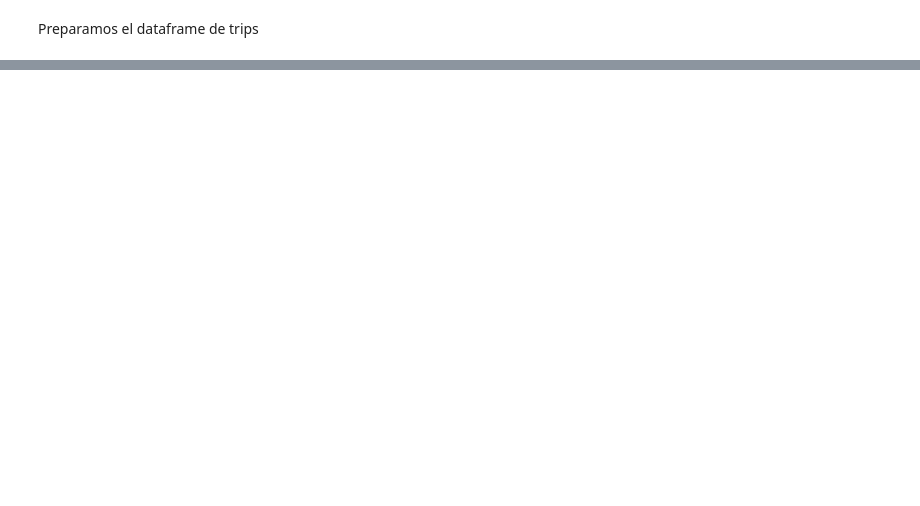
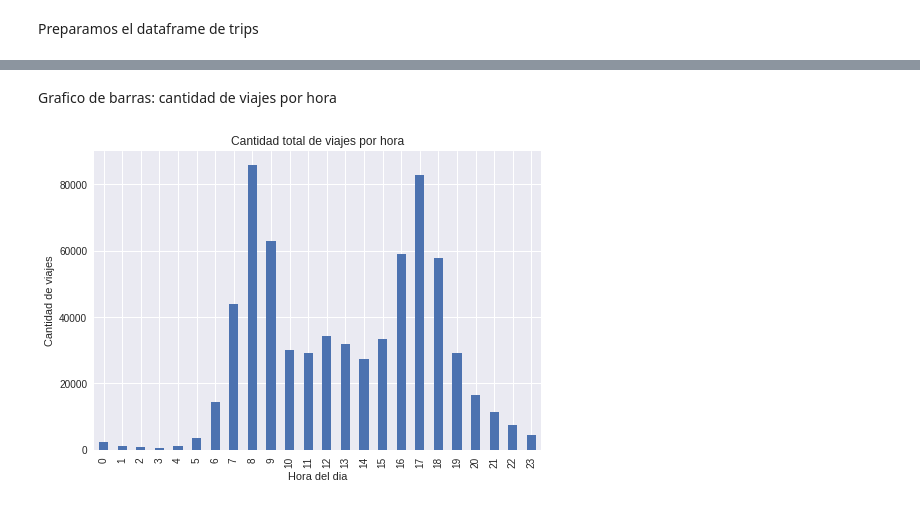
Before and after one commit to rodrividal/tpdatos, a Jupyter notebook: sf-bay-area-bike-share-analisis-exploratorio.ipynb, the cells around one changed output, grey strips where cells are left out. Drawn from its saved outputs; the diff is of its cells as text; code cells hidden in the pictures; blank space fills up the shorter version.

```diff
--- a/sf-bay-area-bike-share-analisis-exploratorio.ipynb
+++ b/sf-bay-area-bike-share-analisis-exploratorio.ipynb
@@ -60,0 +64,11 @@ plt.show()
+# %% [markdown]
+Grafico de barras: cantidad de viajes por hora
+# %%
+tripsHora = trips.groupby("hour")
+tripsHora.count()["start_date"].plot(kind="bar")
+plt.title("Cantidad total de viajes por hora")
+plt.xlabel("Hora del dia")
+plt.ylabel('Cantidad de viajes')
+plt.show()
+# %% [output]
+[figure, added]
```
Also changed, not shown: parts of 40 cells of this notebook.
